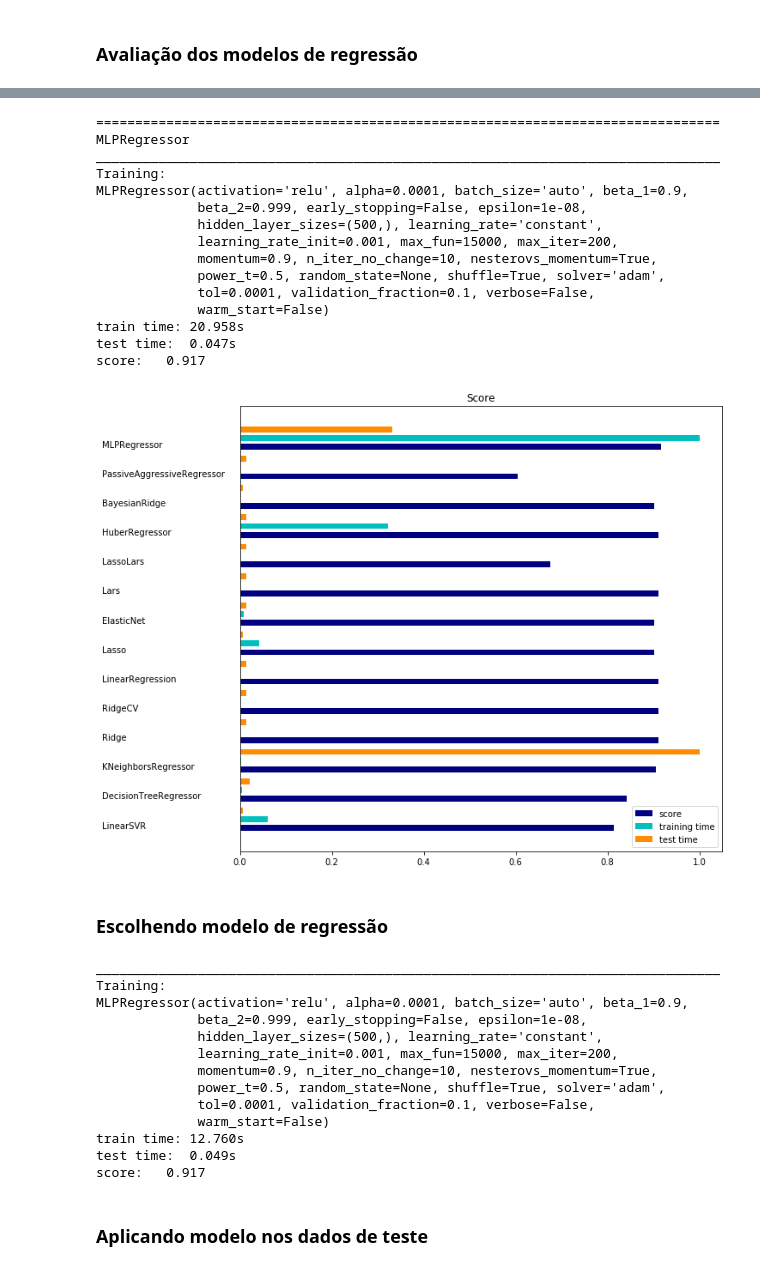
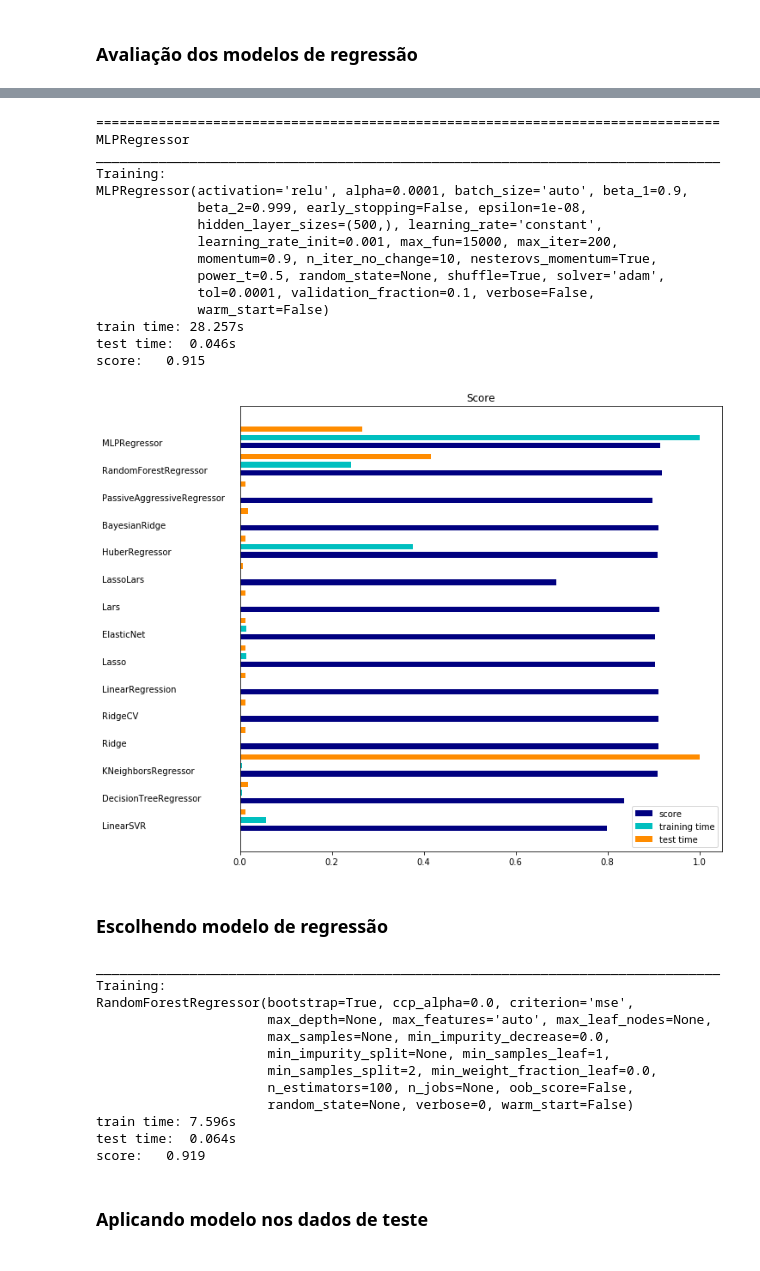
Before and after one commit to diasctiago/codenation, a Jupyter notebook: Semana 08 - Regressão/Desafio/main.ipynb, the cells around one changed output, grey strips where cells are left out. Cells and saved outputs as stored; diff of their text form; code cells hidden in the pictures.

```diff
--- a/Semana 08 - Regressão/Desafio/main.ipynb
+++ b/Semana 08 - Regressão/Desafio/main.ipynb
@@ -106,7 +91,7 @@ out_smaller
 251 rows × 5 columns
 # %%
 # Eliminando outliers notas igual a 0
-#train.drop(out_smaller.index, inplace=True)
+train.drop(out_smaller.index, inplace=True)
 # %% [markdown]
 ### Encontrando as melhores features
 # %%
@@ -127,7 +112,7 @@ See the caveats in the documentation: https://pandas.pydata.org/pandas-docs/stab
   downcast=downcast,
 # %%
 # Utilizando a função SelectKBest para encontrar as melhores features
-selector = SelectKBest(f_classif, k=13)
+selector = SelectKBest(f_classif, k=25)
 
 # Aplicando a função nas features e target para encontrar as melhores features
 X_new = selector.fit_transform(X, y)
@@ -184,30 +169,30 @@ X = X[base] #Filtrando as variáveis
 X_train, X_test, y_train, y_test = train_test_split(X, y, test_size=0.2, random_state=27)
 # %%
 # Função criada para aplicação do modelo e medição da performance
-def benchmark(clf):
+def benchmark(reg):
     print('_' * 80)
     print("Training: ")
-    print(clf)
+    print(reg)
     t0 = time()
-    clf.fit(X_train, y_train)
+    reg.fit(X_train, y_train)
     train_time = time() - t0
     print("train time: %0.3fs" % train_time)
 
     t0 = time()
-    pred = clf.predict(X_test)
+    pred = reg.predict(X_test)
     y_true = list(y_test)
     test_time = time() - t0
     print("test time:  %0.3fs" % test_time)
 
-    score = clf.score(X_test, y_test)
+    score = reg.score(X_test, y_test)
     if score < 0 or score > 1:
         print("score: FAIL")
         score = 0
     else:
         print("score:   %0.3f" % score)
 
-    if hasattr(clf, 'coef_'):
-        print("intercept_: ", clf.intercept_)
+    if hasattr(reg, 'coef_'):
+        print("intercept_: ", reg.intercept_)
         evs = explained_variance_score(y_test, pred)
         print('EVS (Explained Variance Score): {0:.2f}'.format(evs), ' [Best value is 1.0]')
         mre = max_error(y_test, pred)
@@ -221,8 +206,8 @@ def benchmark(clf):
         print()
 
     print()
-    clf_descr = str(clf).split('(')[0]
-    return clf_descr, score, train_time, test_time, clf
+    reg_descr = str(reg).split('(')[0]
+    return reg_descr, score, train_time, test_time, reg
 # %%
 # Lista que vai armazennar as métricas de cada modelo
 results = []
@@ -490,0 +476,4 @@ R^2 (Coefficient of Determination): 0.61  [Best value is 1.0]
+# %%
+print('=' * 80)
+print('RandomForestRegressor')
+results.append(benchmark((RandomForestRegressor())))
@@ -505,54 +509,53 @@ MLPRegressor(activation='relu', alpha=0.0001, batch_size='auto', beta_1=0.9,
              power_t=0.5, random_state=None, shuffle=True, solver='adam',
              tol=0.0001, validation_fraction=0.1, verbose=False,
              warm_start=False)
-train time: 20.958s
-test time:  0.047s
-score:   0.917
+train time: 28.257s
+test time:  0.046s
+score:   0.915
 # %%
 # Gráfico de avalização dos modelos
 indices = np.arange(len(results))
 
 results = [[x[i] for x in results] for i in range(4)]
 
-clf_names, score, training_time, test_time = results
+reg_names, score, training_time, test_time = results
 training_time = np.array(training_time) / np.max(training_time)
 test_time = np.array(test_time) / np.max(test_time)
 
 plt.figure(figsize=(12, 8))
 plt.title("Score")
 plt.barh(indices, score, .2, label="score", color='navy')
 plt.barh(indices + .3, training_time, .2, label="training time", color='c')
 plt.barh(indices + .6, test_time, .2, label="test time", color='darkorange')
 plt.yticks(())
 plt.legend(loc='best')
 plt.subplots_adjust(left=.25)
 plt.subplots_adjust(top=.95)
 plt.subplots_adjust(bottom=.05)
 
-for i, c in zip(indices, clf_names):
+for i, c in zip(indices, reg_names):
     plt.text(-.3, i, c)
 
 plt.show()
 # %% [output]
-[figure, old version]
+[figure, new version]
 # %% [markdown]
 ### Escolhendo modelo de regressão
 # %%
-model = benchmark(MLPRegressor(hidden_layer_sizes=(500, )))[4]
+model = benchmark(RandomForestRegressor())[4]
 # %% [output]
 ________________________________________________________________________________
 Training:
-MLPRegressor(activation='relu', alpha=0.0001, batch_size='auto', beta_1=0.9,
-             beta_2=0.999, early_stopping=False, epsilon=1e-08,
-             hidden_layer_sizes=(500,), learning_rate='constant',
-             learning_rate_init=0.001, max_fun=15000, max_iter=200,
-             momentum=0.9, n_iter_no_change=10, nesterovs_momentum=True,
-             power_t=0.5, random_state=None, shuffle=True, solver='adam',
-             tol=0.0001, validation_fraction=0.1, verbose=False,
-             warm_start=False)
-train time: 12.760s
-test time:  0.049s
-score:   0.917
+RandomForestRegressor(bootstrap=True, ccp_alpha=0.0, criterion='mse',
+                      max_depth=None, max_features='auto', max_leaf_nodes=None,
+                      max_samples=None, min_impurity_decrease=0.0,
+                      min_impurity_split=None, min_samples_leaf=1,
+                      min_samples_split=2, min_weight_fraction_leaf=0.0,
+                      n_estimators=100, n_jobs=None, oob_score=False,
+                      random_state=None, verbose=0, warm_start=False)
+train time: 7.596s
+test time:  0.064s
+score:   0.919
 # %% [markdown]
 ### Aplicando modelo nos dados de teste
 # %%
```
Also changed, not shown: parts of 20 cells of this notebook, 2 other files.
